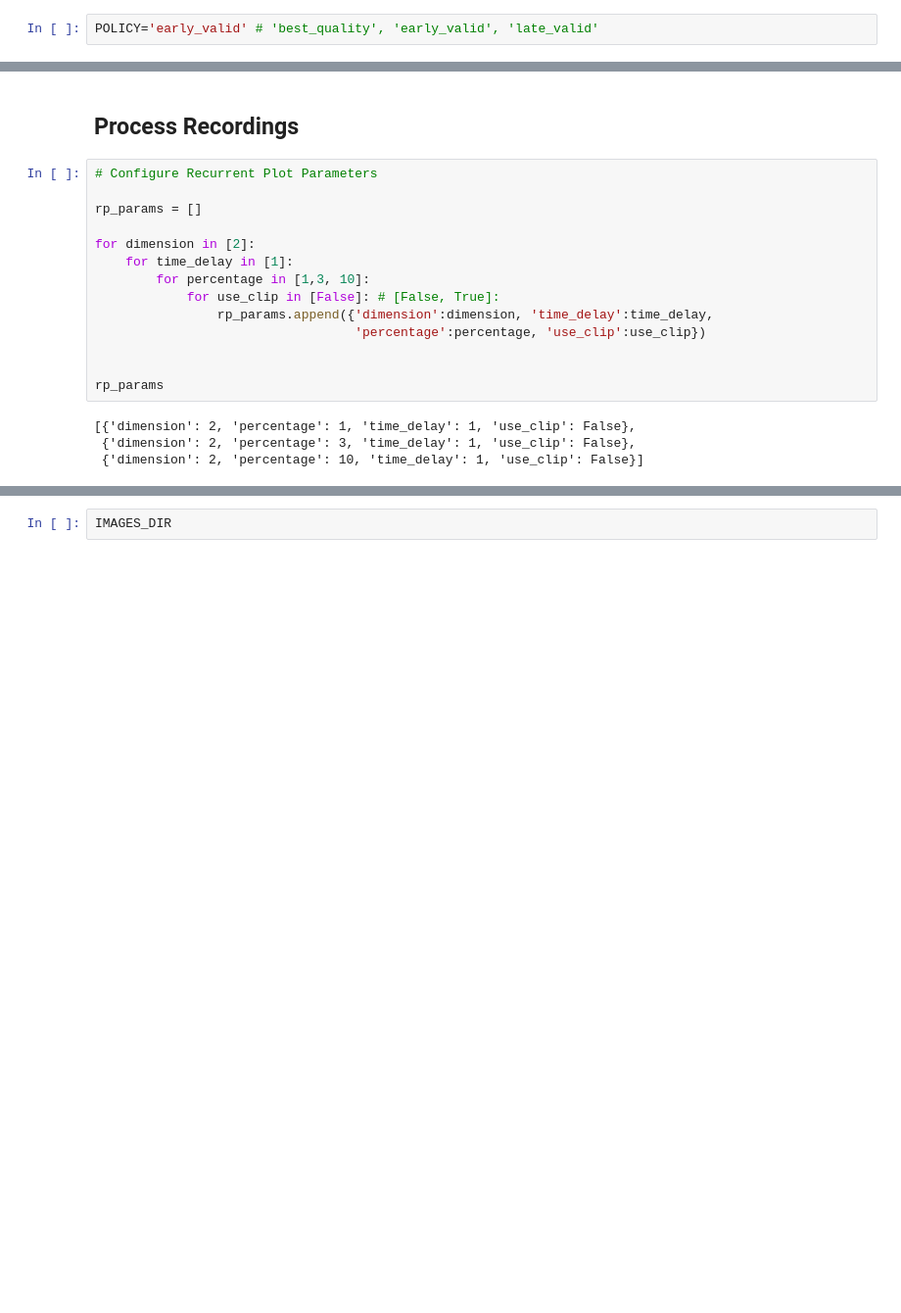
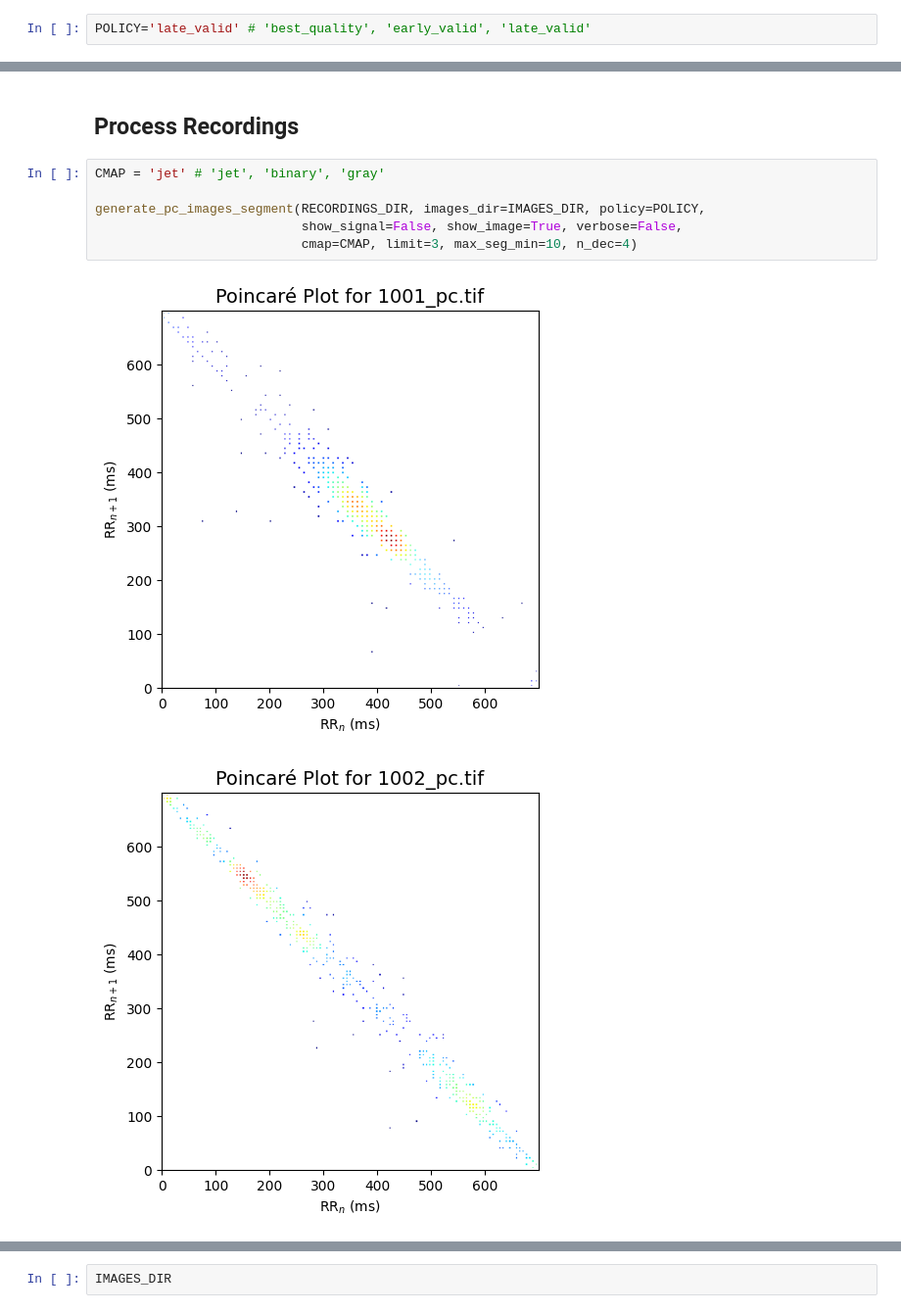
Before and after one commit to andre-coimbra-ifg/CTG_RP_PC, a Jupyter notebook: CTG_Generate_Poincaré_Plots.ipynb, the cells around one changed output, grey strips where cells are left out. Shown: that part at 98% size. Saved outputs shown, nothing was run; the diff lists cells and outputs as text; blank space fills up the shorter version.

```diff
--- a/CTG_Generate_Poincaré_Plots.ipynb
+++ b/CTG_Generate_Poincaré_Plots.ipynb
@@ -98,7 +99,7 @@ physionet.org/files 100%[===================>]     295  --.-KB/s    in 0s
 # %% [markdown]
 # Config
 # %%
-POLICY='early_valid' # 'best_quality', 'early_valid', 'late_valid'
+POLICY='late_valid' # 'best_quality', 'early_valid', 'late_valid'
 # %% [markdown]
 # Code
 # %%
@@ -207,21 +378,12 @@ def generate_rp_images(recordings_dir, n_dec=4, clip_stage_II=True,
         json.dump(results, outfile)
 # %% [markdown]
 ## Process Recordings
-# %%
-# Configure Recurrent Plot Parameters
-
-rp_params = []
-
-for dimension in [2]:
-    for time_delay in [1]:
-        for percentage in [1,3, 10]:
-            for use_clip in [False]: # [False, True]:
-                rp_params.append({'dimension':dimension, 'time_delay':time_delay,
-                                  'percentage':percentage, 'use_clip':use_clip})
-
-
-rp_params
-# %% [output]
-[{'dimension': 2, 'percentage': 1, 'time_delay': 1, 'use_clip': False},
- {'dimension': 2, 'percentage': 3, 'time_delay': 1, 'use_clip': False},
- {'dimension': 2, 'percentage': 10, 'time_delay': 1, 'use_clip': False}]
+# %%
+CMAP = 'jet' # 'jet', 'binary', 'gray'
+
+generate_pc_images_segment(RECORDINGS_DIR, images_dir=IMAGES_DIR, policy=POLICY,
+                           show_signal=False, show_image=True, verbose=False,
+                           cmap=CMAP, limit=3, max_seg_min=10, n_dec=4)
+# %% [output]
+[figure, added]
+[figure, added]
```
Also changed, not shown: parts of 13 cells of this notebook.
